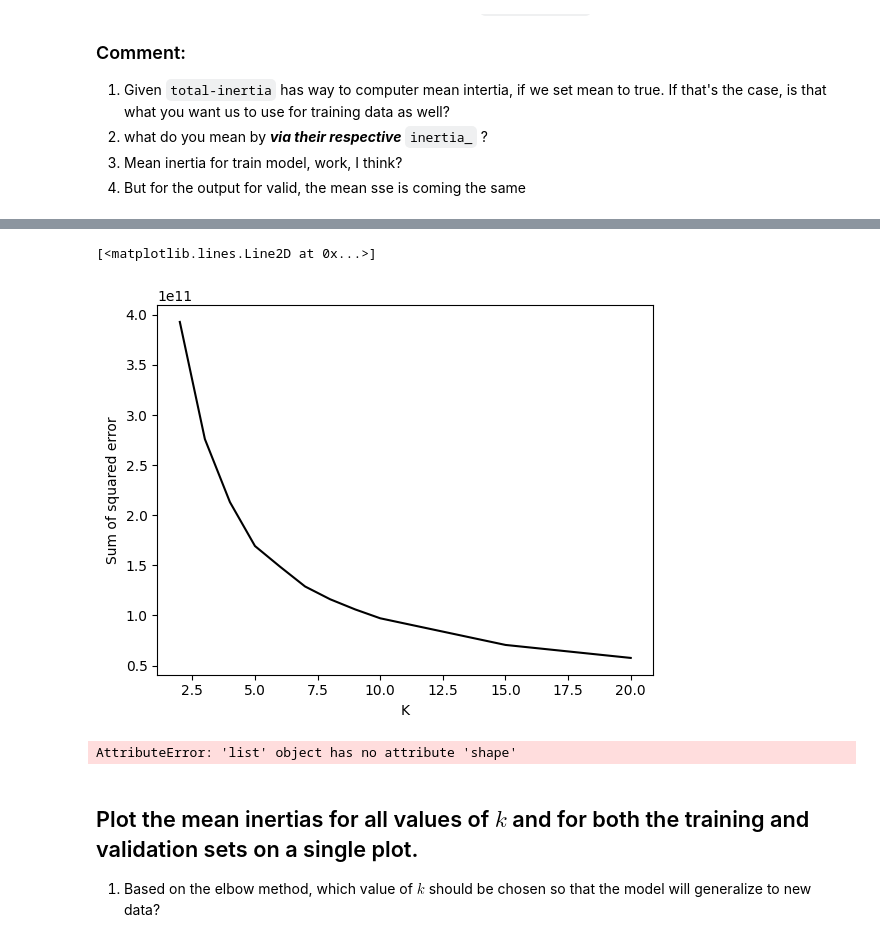
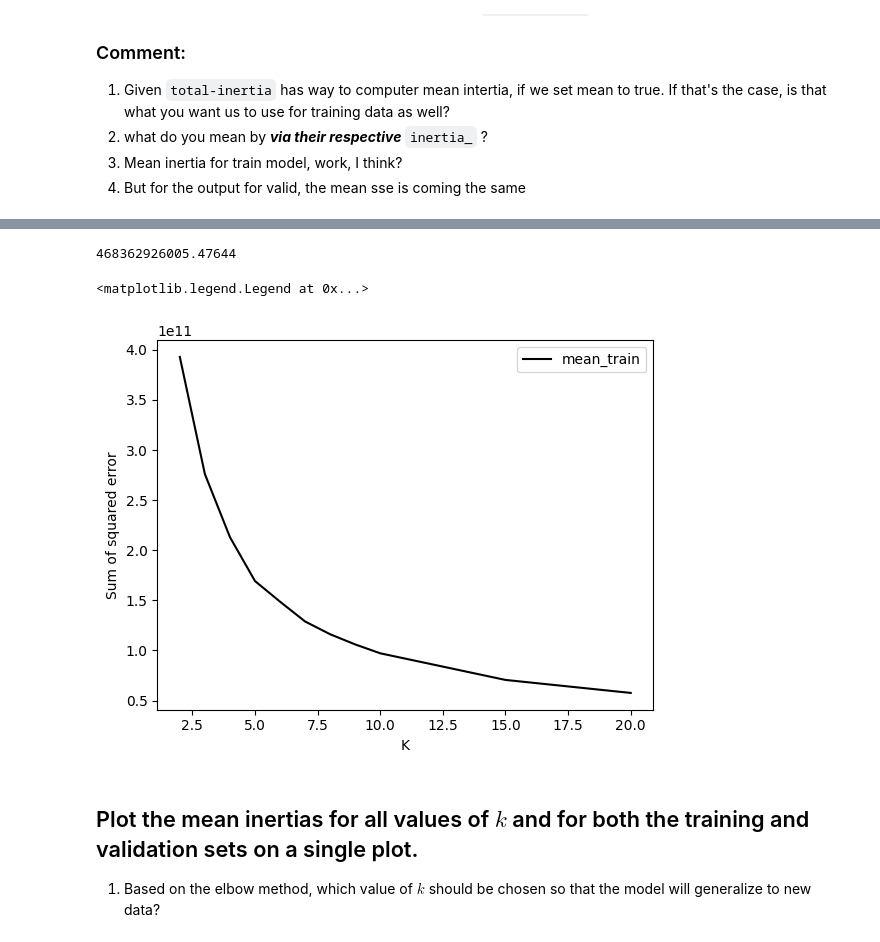
Before and after one commit to radio4444/Project-2, a Jupyter notebook: Project 2 - Student Version(1).ipynb, the cells around one changed output, grey strips where cells are left out. Saved outputs shown, nothing was run; the diff lists cells and outputs as text; code cells hidden in the pictures.

Commit message:
Complete: some error fixing?

```diff
--- a/Project 2 - Student Version(1).ipynb
+++ b/Project 2 - Student Version(1).ipynb
@@ -393,5 +398,7 @@ def total_inertia(dataset,centers,labels,distance=None,mean=True):
 
 mean_train = []
 for k in k_values:
-    km= KMeans(n_clusters=k).fit(forest_train_proj)
-    mean_train.append(km.inertia_)
+    km= KMeans(n_clusters=k, random_state=23508893).fit(forest_train_proj)
+    u = km.inertia_
+    mean_train.append(u)
+    print("The inertia for: ", k, "Clusters is:", u)
@@ -412,19 +417,22 @@ mean_train
+# %%
+#combine mean_valid and mean_train cell
+# dataset= forest_validation_proj | centers = kmeans.cluster_centers_ | mean=false
+# total_inertia(dataset,centers,labels,distance=None,mean=True)
+# mean_valid = []
+# for k in k_values:
+#     forest_valid_inertia =total_inertia(forest_validation_proj,kmeans.cluster_centers_, kmeans.labels_, mean=True, distance=None)
+#     km= KMeans(n_clusters=k).fit(forest_validation_proj)
+#     mean_valid.append(forest_valid_inertia)
+
+total_inertia(forest_validation_proj,kmeans.cluster_centers_, kmeans.labels_, mean=False, distance=None)
+# %% [output]
+468362926005.47644
 # %%
 plt.xlabel('K')
 plt.ylabel('Sum of squared error')
 plt.plot(k_values, mean_train, color = 'black', label ='mean_train')
+# plt.plot(k_values, forest_valid_inertia, color = 'blue', label ='mean_valid')
+plt.legend(['mean_train', 'mean_valid'])
 # %% [output]
-[<matplotlib.lines.Line2D at 0x...>]
+<matplotlib.legend.Legend at 0x...>
-[figure, old version]
+[figure, new version]
-# %%
-#combine mean_valid and mean_train cell
-mean_valid = []
-# dataset= forest_validation_proj | centers = kmeans.cluster_centers_ | mean=false
-
-for k in k_values:
-    forest_valid_inertia =total_inertia([valid_predict],kmeans.cluster_centers_,kmeans.labels_,mean=True, distance=None)
-    km= KMeans(n_clusters=k).fit(forest_validation_proj)
-    # valid_predict
-    mean_valid.append(forest_valid_inertia)
-# %% [output]
-AttributeError: 'list' object has no attribute 'shape'
```
Also changed, not shown: parts of 9 cells of this notebook.
